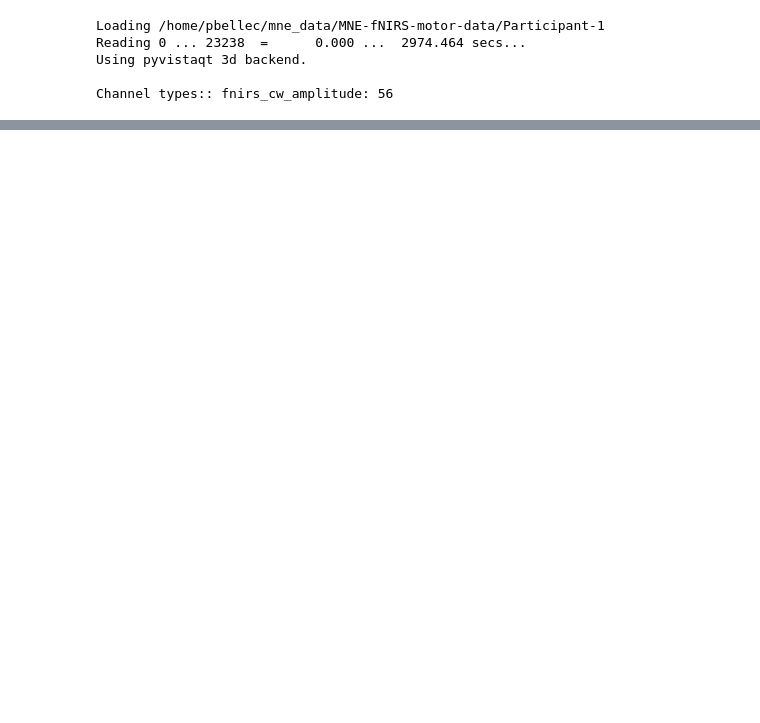
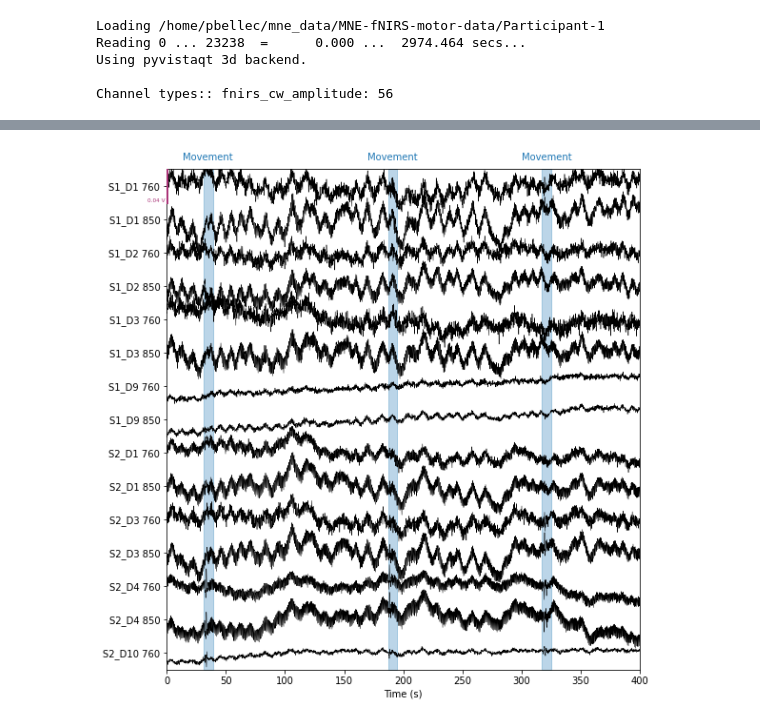
Before and after one commit to methodes-cogneuro/methodes-cogneuro.github.io, a Jupyter notebook: notes_imagerie_optique.ipynb, the cells around one changed output, grey strips where cells are left out. Saved outputs shown, nothing was run; the diff lists cells and outputs as text; code cells hidden in the pictures; blank space fills up the shorter version.

```diff
--- a/notes_imagerie_optique.ipynb
+++ b/notes_imagerie_optique.ipynb
@@ -43,0 +50,5 @@ raw.plot_sensors()
+# %%
+raw_tddr = temporal_derivative_distribution_repair(raw_od)
+plot_tddr = raw_tddr.plot(n_channels=15, duration=400, show_scrollbars=False)
+# %% [output]
+[figure, added]
```
Also changed, not shown: parts of 3 cells of this notebook, 1 other file.
